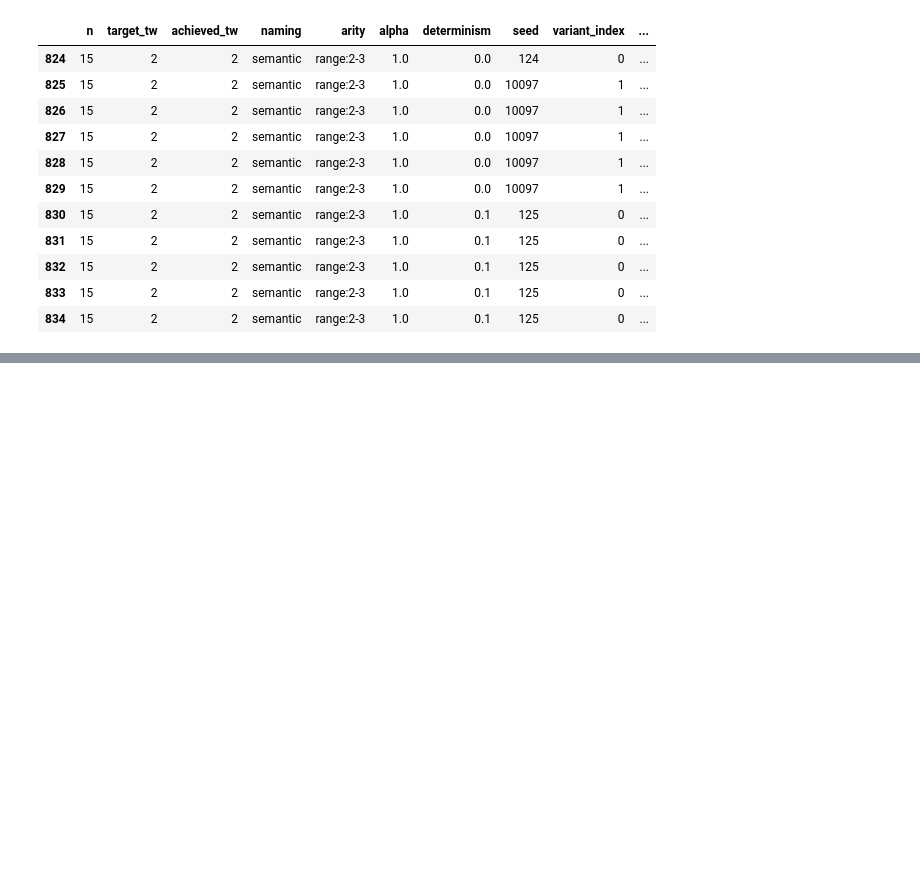
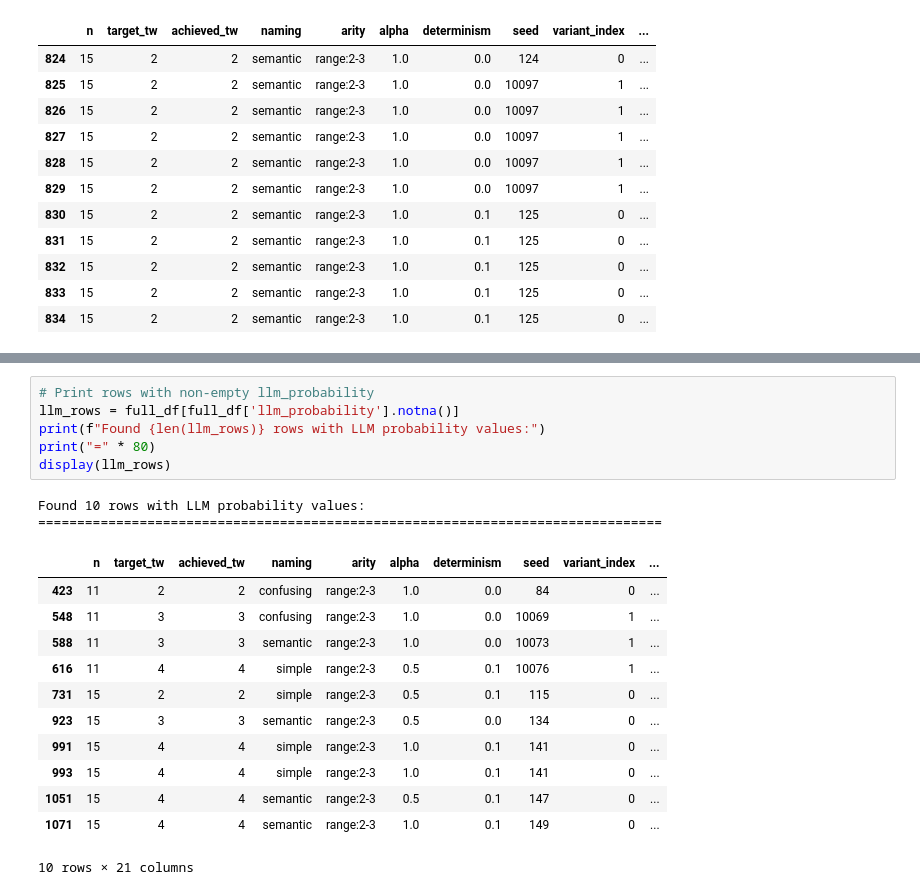
Before and after one commit to ferjorosa/probabilistic-reasoning-llms, a Jupyter notebook: notebooks/graph_generation/BN_generation_sweep.ipynb, the cells around one changed output, grey strips where cells are left out. Cells and saved outputs as stored; diff of their text form; blank space fills up the shorter version.

```diff
--- a/notebooks/graph_generation/BN_generation_sweep.ipynb
+++ b/notebooks/graph_generation/BN_generation_sweep.ipynb
@@ -357,3 +368,24 @@ TypeError: Path.replace() takes 2 positional arguments but 3 were given
+# %%
+# Print rows with non-empty llm_probability
+llm_rows = full_df[full_df['llm_probability'].notna()]
+print(f"Found {len(llm_rows)} rows with LLM probability values:")
+print("=" * 80)
+display(llm_rows)
+# %% [output]
+Found 10 rows with LLM probability values:
+================================================================================
+|  | n | target_tw | achieved_tw | naming | arity | alpha | determinism | seed | variant_index | ... |
+| 423 | 11 | 2 | 2 | confusing | range:2-3 | 1.0 | 0.0 | 84 | 0 | ... |
+| 548 | 11 | 3 | 3 | confusing | range:2-3 | 1.0 | 0.0 | 10069 | 1 | ... |
+| 588 | 11 | 3 | 3 | semantic | range:2-3 | 1.0 | 0.0 | 10073 | 1 | ... |
+| 616 | 11 | 4 | 4 | simple | range:2-3 | 0.5 | 0.1 | 10076 | 1 | ... |
+| 731 | 15 | 2 | 2 | simple | range:2-3 | 0.5 | 0.1 | 115 | 0 | ... |
+| 923 | 15 | 3 | 3 | semantic | range:2-3 | 0.5 | 0.0 | 134 | 0 | ... |
+| 991 | 15 | 4 | 4 | simple | range:2-3 | 1.0 | 0.1 | 141 | 0 | ... |
+| 993 | 15 | 4 | 4 | simple | range:2-3 | 1.0 | 0.1 | 141 | 0 | ... |
+| 1051 | 15 | 4 | 4 | semantic | range:2-3 | 0.5 | 0.1 | 147 | 0 | ... |
+| 1071 | 15 | 4 | 4 | semantic | range:2-3 | 1.0 | 0.1 | 149 | 0 | ... |
+10 rows × 21 columns
 # %%
 # Display LLM performance statistics
 print("LLM Performance Analysis:")
```
Also changed, not shown: parts of 6 cells of this notebook, 1 other file.
